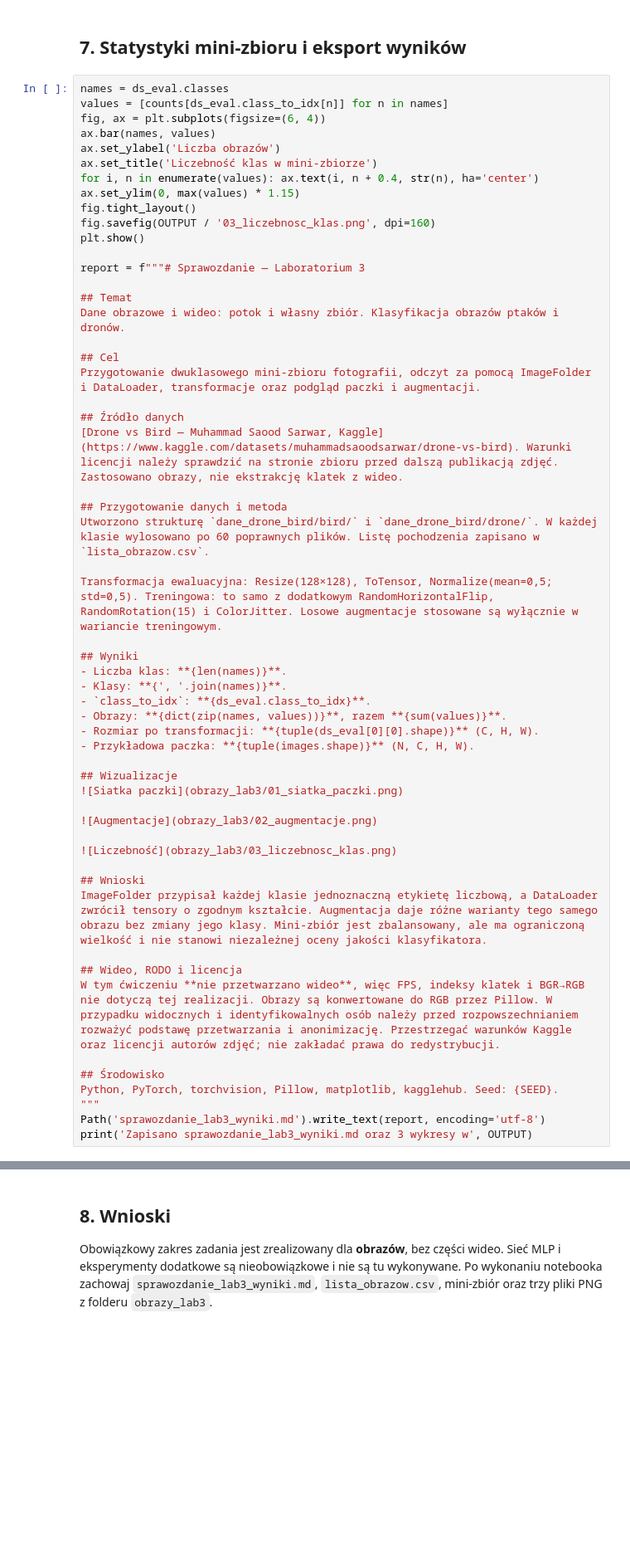
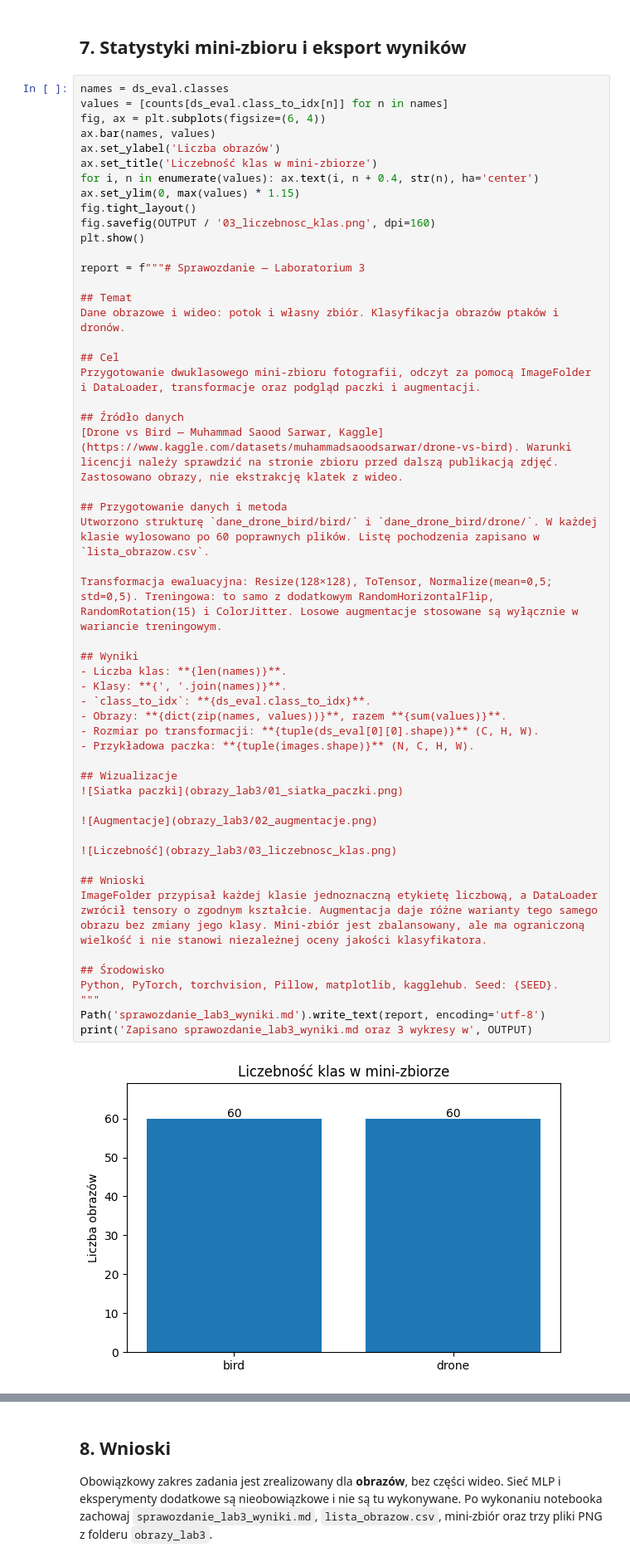
Before and after one commit to GMWolf414/Lab3, a Jupyter notebook: cwiczenie_lab3_drone_vs_bird.ipynb, the cells around one changed output, grey strips where cells are left out. Shown at 83% size. Drawn from its saved outputs; the diff is of its cells as text; blank space fills up the shorter version.

```diff
--- a/cwiczenie_lab3_drone_vs_bird.ipynb
+++ b/cwiczenie_lab3_drone_vs_bird.ipynb
@@ -193,33 +212,32 @@ Przygotowanie dwuklasowego mini-zbioru fotografii, odczyt za pomocą ImageFolder
 [Drone vs Bird — Muhammad Saood Sarwar, Kaggle](https://www.kaggle.com/datasets/muhammadsaoodsarwar/drone-vs-bird). Warunki licencji należy sprawdzić na stronie zbioru przed dalszą publikacją zdjęć. Zastosowano obrazy, nie ekstrakcję klatek z wideo.
 
 ## Przygotowanie danych i metoda
 Utworzono strukturę `dane_drone_bird/bird/` i `dane_drone_bird/drone/`. W każdej klasie wylosowano po 60 poprawnych plików. Listę pochodzenia zapisano w `lista_obrazow.csv`.
 
 Transformacja ewaluacyjna: Resize(128×128), ToTensor, Normalize(mean=0,5; std=0,5). Treningowa: to samo z dodatkowym RandomHorizontalFlip, RandomRotation(15) i ColorJitter. Losowe augmentacje stosowane są wyłącznie w wariancie treningowym.
 
 ## Wyniki
 - Liczba klas: **{len(names)}**.
 - Klasy: **{', '.join(names)}**.
 - `class_to_idx`: **{ds_eval.class_to_idx}**.
 - Obrazy: **{dict(zip(names, values))}**, razem **{sum(values)}**.
 - Rozmiar po transformacji: **{tuple(ds_eval[0][0].shape)}** (C, H, W).
 - Przykładowa paczka: **{tuple(images.shape)}** (N, C, H, W).
 
 ## Wizualizacje
 ![Siatka paczki](obrazy_lab3/01_siatka_paczki.png)
 
 ![Augmentacje](obrazy_lab3/02_augmentacje.png)
 
 ![Liczebność](obrazy_lab3/03_liczebnosc_klas.png)
 
 ## Wnioski
 ImageFolder przypisał każdej klasie jednoznaczną etykietę liczbową, a DataLoader zwrócił tensory o zgodnym kształcie. Augmentacja daje różne warianty tego samego obrazu bez zmiany jego klasy. Mini-zbiór jest zbalansowany, ale ma ograniczoną wielkość i nie stanowi niezależnej oceny jakości klasyfikatora.
 
-## Wideo, RODO i licencja
-W tym ćwiczeniu **nie przetwarzano wideo**, więc FPS, indeksy klatek i BGR→RGB nie dotyczą tej realizacji. Obrazy są konwertowane do RGB przez Pillow. W przypadku widocznych i identyfikowalnych osób należy przed rozpowszechnianiem rozważyć podstawę przetwarzania i anonimizację. Przestrzegać warunków Kaggle oraz licencji autorów zdjęć; nie zakładać prawa do redystrybucji.
-
 ## Środowisko
 Python, PyTorch, torchvision, Pillow, matplotlib, kagglehub. Seed: {SEED}.
 """
 Path('sprawozdanie_lab3_wyniki.md').write_text(report, encoding='utf-8')
 print('Zapisano sprawozdanie_lab3_wyniki.md oraz 3 wykresy w', OUTPUT)
+# %% [output]
+[figure, added]
```
Also changed, not shown: parts of 7 cells of this notebook.
